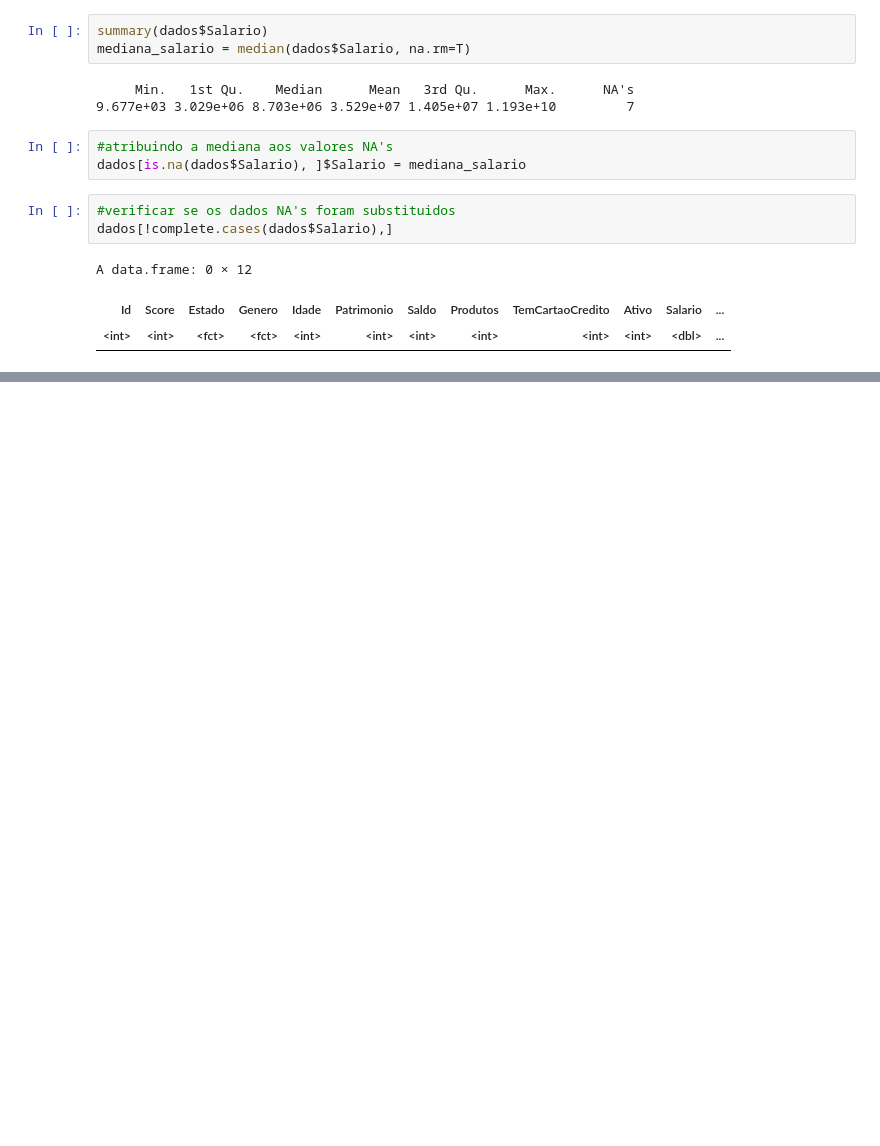
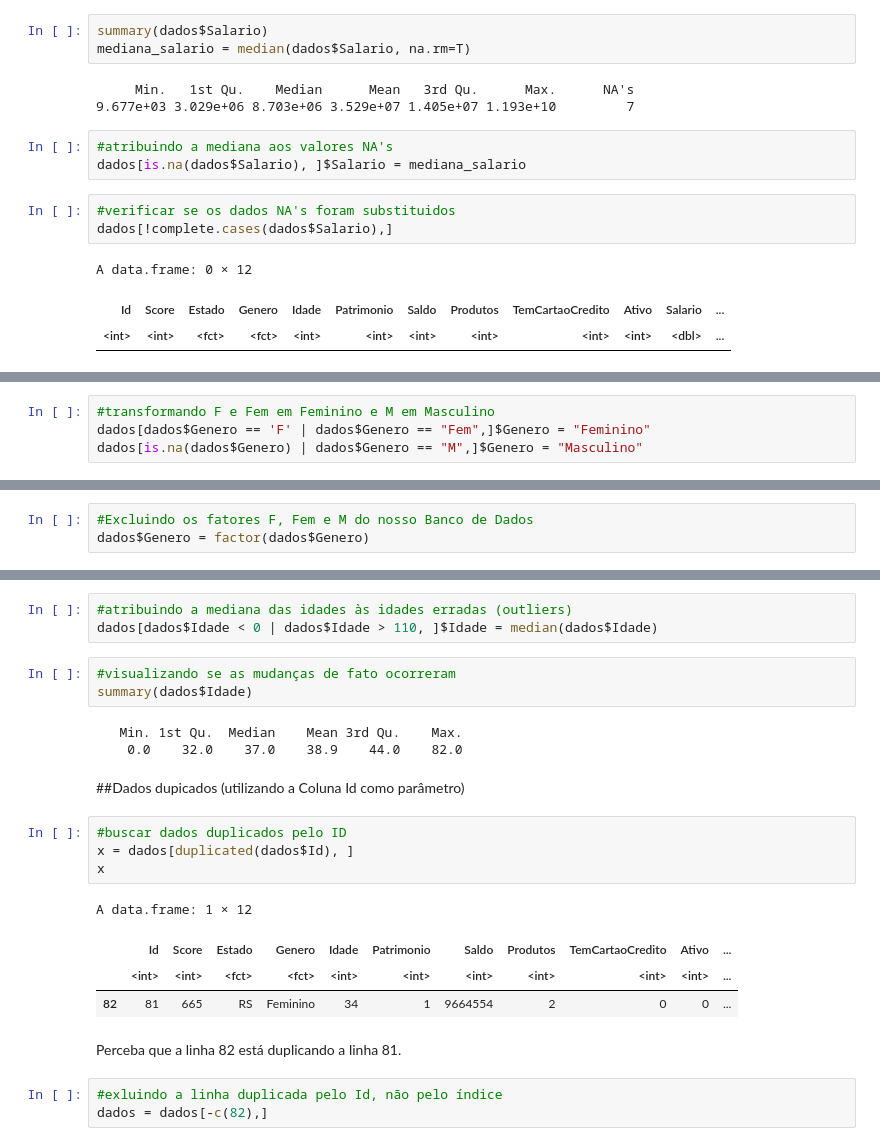
Before and after one commit to rodrigowe1988/R-Language, a Jupyter notebook: Limpeza_e_Tratamento_de_Dados_com_R.ipynb, the cells around one changed output, grey strips where cells are left out. Cells and saved outputs as stored; diff of their text form; blank space fills up the shorter version.

```diff
--- a/Limpeza_e_Tratamento_de_Dados_com_R.ipynb
+++ b/Limpeza_e_Tratamento_de_Dados_com_R.ipynb
@@ -142,0 +172,4 @@ A data.frame: 0 × 12
+# %%
+#transformando F e Fem em Feminino e M em Masculino
+dados[dados$Genero == 'F' | dados$Genero == "Fem",]$Genero = "Feminino"
+dados[is.na(dados$Genero) | dados$Genero == "M",]$Genero = "Masculino"
@@ -142,0 +185,3 @@ A data.frame: 0 × 12
+# %%
+#Excluindo os fatores F, Fem e M do nosso Banco de Dados
+dados$Genero = factor(dados$Genero)
@@ -142,0 +223,25 @@ A data.frame: 0 × 12
+# %%
+#atribuindo a mediana das idades às idades erradas (outliers)
+dados[dados$Idade < 0 | dados$Idade > 110, ]$Idade = median(dados$Idade)
+# %%
+#visualizando se as mudanças de fato ocorreram
+summary(dados$Idade)
+# %% [output]
+   Min. 1st Qu.  Median    Mean 3rd Qu.    Max.
+    0.0    32.0    37.0    38.9    44.0    82.0
+# %% [markdown]
+##Dados dupicados (utilizando a Coluna Id como parâmetro)
+# %%
+#buscar dados duplicados pelo ID
+x = dados[duplicated(dados$Id), ]
+x
+# %% [output]
+A data.frame: 1 × 12
+|  | Id | Score | Estado | Genero | Idade | Patrimonio | Saldo | Produtos | TemCartaoCredito | Ativo | ... |
+|  | <int> | <int> | <fct> | <fct> | <int> | <int> | <int> | <int> | <int> | <int> | ... |
+| 82 | 81 | 665 | RS | Feminino | 34 | 1 | 9664554 | 2 | 0 | 0 | ... |
+# %% [markdown]
+Perceba que a linha 82 está duplicando a linha 81.
+# %%
+#exluindo a linha duplicada pelo Id, não pelo índice
+dados = dados[-c(82),]
```
Also changed, not shown: parts of 17 cells of this notebook.
